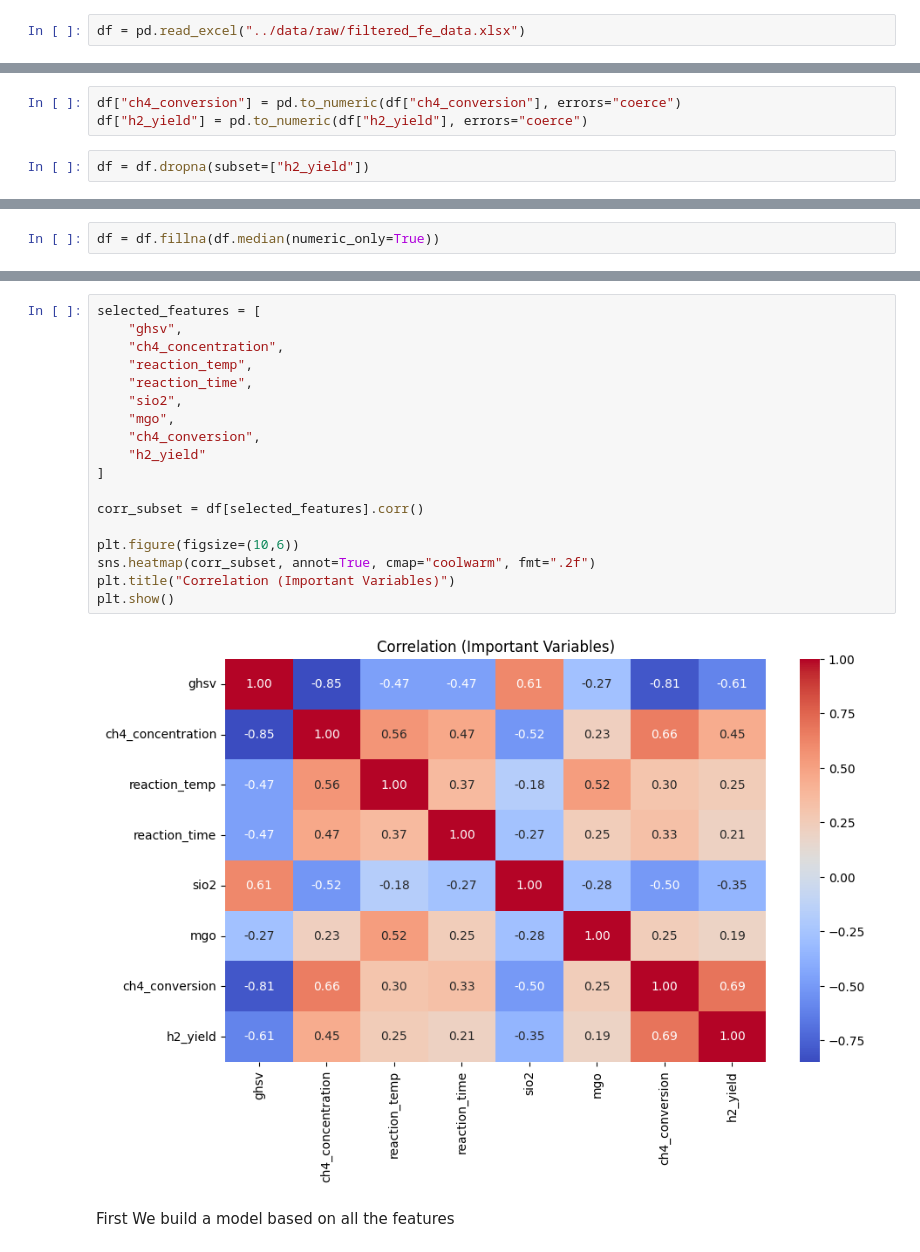
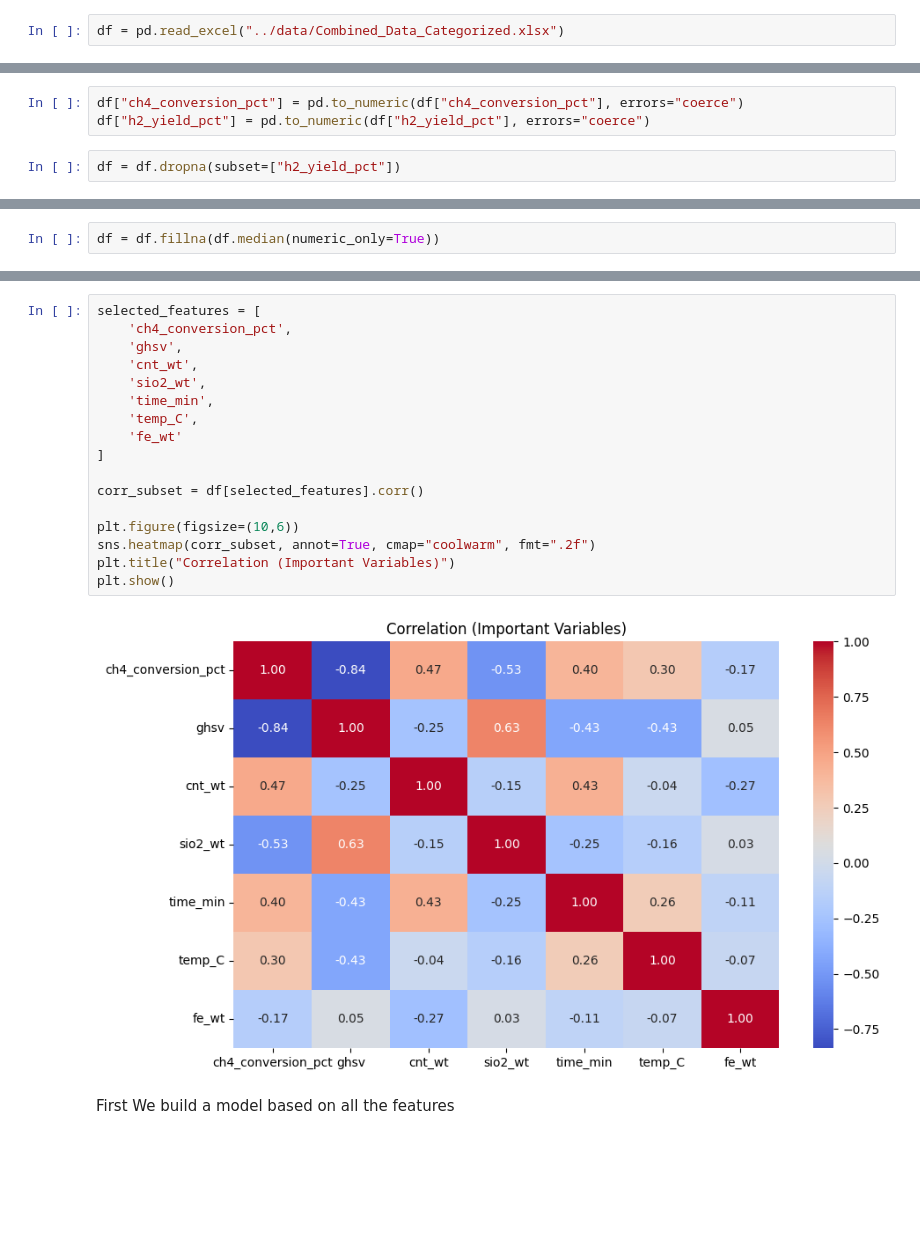
Before and after one commit to propulse-7969/UGP-ML-x-Catalysis, a Jupyter notebook: notebooks/EDA_CDM_H2_Yield.ipynb, the cells around one changed output, grey strips where cells are left out. Cells and saved outputs as stored; diff of their text form; blank space fills up the shorter version.

```diff
--- a/notebooks/EDA_CDM_H2_Yield.ipynb
+++ b/notebooks/EDA_CDM_H2_Yield.ipynb
@@ -9,7 +9,7 @@ from sklearn.ensemble import RandomForestRegressor
 from sklearn.metrics import r2_score, mean_squared_error
 from sklearn.preprocessing import StandardScaler
 # %%
-df = pd.read_excel("../data/raw/filtered_fe_data.xlsx")
+df = pd.read_excel("../data/Combined_Data_Categorized.xlsx")
 # %%
 df.columns
 # %% [output]
@@ -69,10 +73,10 @@ memory usage: 76.1 KB
 # %%
 df = df.replace("-", np.nan)
 # %%
-df["ch4_conversion"] = pd.to_numeric(df["ch4_conversion"], errors="coerce")
-df["h2_yield"] = pd.to_numeric(df["h2_yield"], errors="coerce")
+df["ch4_conversion_pct"] = pd.to_numeric(df["ch4_conversion_pct"], errors="coerce")
+df["h2_yield_pct"] = pd.to_numeric(df["h2_yield_pct"], errors="coerce")
 # %%
-df = df.dropna(subset=["h2_yield"])
+df = df.dropna(subset=["h2_yield_pct"])
 # %%
 df = df.reset_index(drop=True)
 # %%
@@ -113,23 +117,22 @@ plt.show()
 # %%
 selected_features = [
-    "ghsv",
-    "ch4_concentration",
-    "reaction_temp",
-    "reaction_time",
-    "sio2",
-    "mgo",
-    "ch4_conversion",
-    "h2_yield"
+    'ch4_conversion_pct',
+    'ghsv',
+    'cnt_wt',
+    'sio2_wt',
+    'time_min',
+    'temp_C',
+    'fe_wt'
 ]
 
 corr_subset = df[selected_features].corr()
 
 plt.figure(figsize=(10,6))
 sns.heatmap(corr_subset, annot=True, cmap="coolwarm", fmt=".2f")
 plt.title("Correlation (Important Variables)")
 plt.show()
 # %% [output]
-[figure, old version]
+[figure, new version]
 # %% [markdown]
 First We build a model based on all the features
 # %%
```
Also changed, not shown: parts of 11 cells of this notebook, 7 other files.
